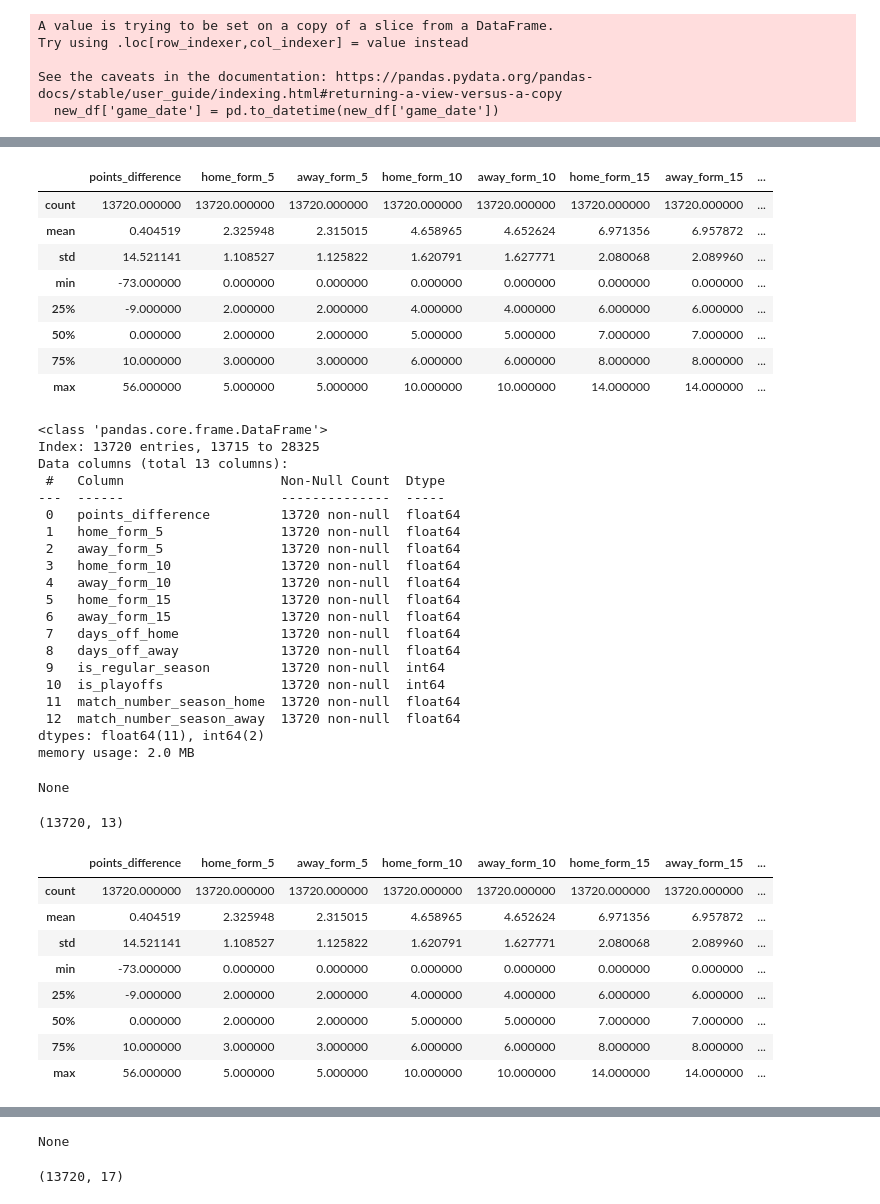
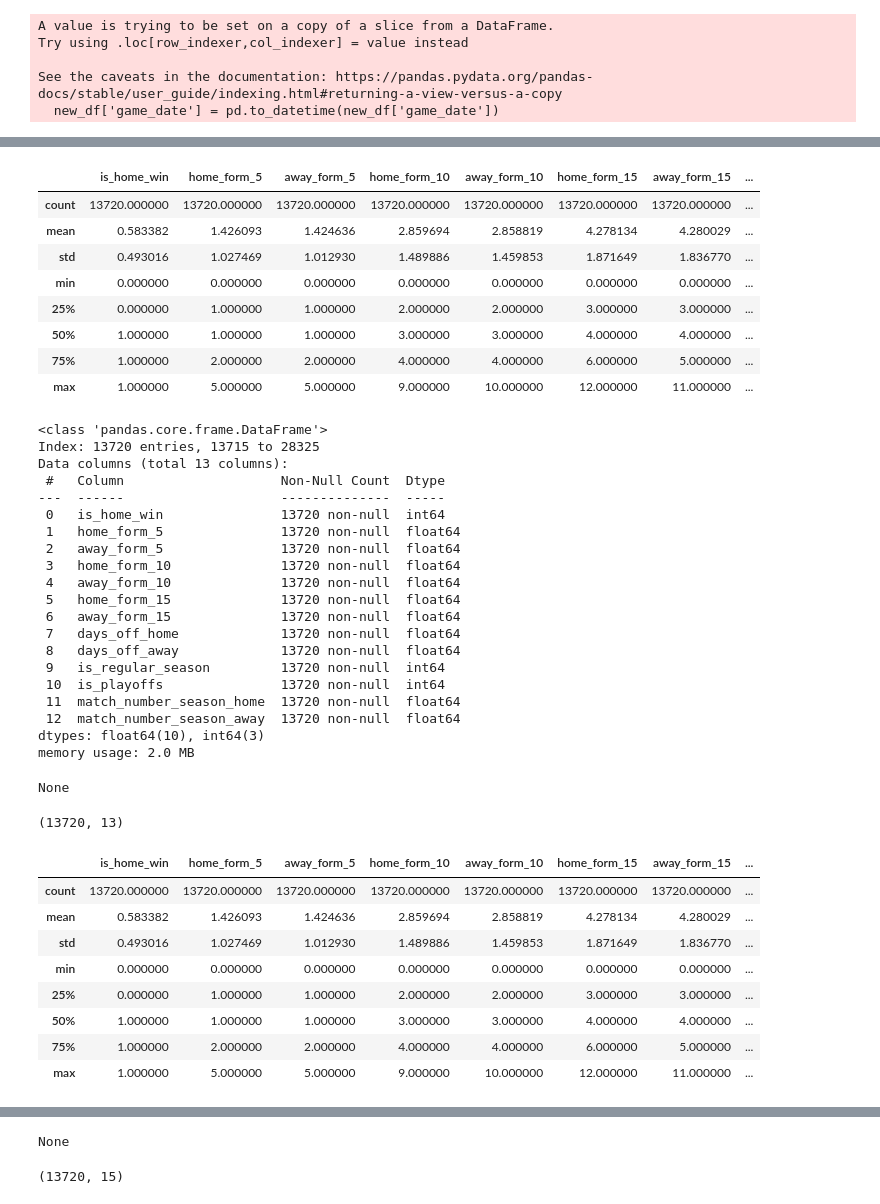
Before and after one commit to Avoca9o/nba-predictor, a Jupyter notebook: data/collect_data.ipynb, the cells around one changed output, grey strips where cells are left out. Cells and saved outputs as stored; diff of their text form; code cells hidden in the pictures.

```diff
--- a/data/collect_data.ipynb
+++ b/data/collect_data.ipynb
@@ -35,9 +33,7 @@ selected_columns = [
     "season_id", "game_id", "game_date", "team_id_home", "team_name_home",
     "team_abbreviation_home",
     "team_id_away", "team_abbreviation_away", "team_name_away",
-    "season_type", "game_sequence", "pts_qtr1_home", "pts_qtr2_home",
-    "pts_qtr3_home", "pts_qtr4_home",
-    "pts_qtr1_away", "pts_qtr2_away", "pts_qtr3_away", "pts_qtr4_away",
+    "season_type", "game_sequence", "pts_home_x", "pts_away_x",
 ]
 new_df = merged_df[selected_columns]
 new_df['game_date'] = pd.to_datetime(new_df['game_date'])
@@ -133,8 +132,7 @@ game_sequence             0
 # %%
 result = pd.DataFrame()
 
-result['points_difference'] = new_df['pts_qtr1_home'] + new_df['pts_qtr2_home'] + new_df['pts_qtr3_home'] + new_df['pts_qtr4_home'] - new_df['pts_qtr1_away'] - new_df['pts_qtr2_away'] - new_df['pts_qtr3_away'] - new_df['pts_qtr4_away']
-
+result['is_home_win'] = (new_df['pts_home_x'] > new_df['pts_away_x']).astype(int)
 # Заполняем значения формы (последние 5, 10 и 15 матчей, без учета того матч был дома или в гостях)
 
 home_form = []
@@ -187,8 +185,8 @@ for index, row in new_df.iterrows():
         if i == 14:
             result.loc[index, 'away_form_15'] = counter_away
 
-    last_team_matches[home_team].append(result['points_difference'][index])
-    last_team_matches[away_team].append(-result['points_difference'][index])
+    last_team_matches[home_team].append(result['is_home_win'][index])
+    last_team_matches[away_team].append(-result['is_home_win'][index])
 # %%
 # Заполняем количество дней отдыха между матчами
 
@@ -325,21 +323,21 @@ display(result.describe())
 display(result.info())
 display(result.shape)
 # %% [output]
-|  | points_difference | home_form_5 | away_form_5 | home_form_10 | away_form_10 | home_form_15 | away_form_15 | ... |
+|  | is_home_win | home_form_5 | away_form_5 | home_form_10 | away_form_10 | home_form_15 | away_form_15 | ... |
 | count | 13720.000000 | 13720.000000 | 13720.000000 | 13720.000000 | 13720.000000 | 13720.000000 | 13720.000000 | ... |
-| mean | 0.404519 | 2.325948 | 2.315015 | 4.658965 | 4.652624 | 6.971356 | 6.957872 | ... |
-| std | 14.521141 | 1.108527 | 1.125822 | 1.620791 | 1.627771 | 2.080068 | 2.089960 | ... |
-| min | -73.000000 | 0.000000 | 0.000000 | 0.000000 | 0.000000 | 0.000000 | 0.000000 | ... |
-| 25% | -9.000000 | 2.000000 | 2.000000 | 4.000000 | 4.000000 | 6.000000 | 6.000000 | ... |
-| 50% | 0.000000 | 2.000000 | 2.000000 | 5.000000 | 5.000000 | 7.000000 | 7.000000 | ... |
-| 75% | 10.000000 | 3.000000 | 3.000000 | 6.000000 | 6.000000 | 8.000000 | 8.000000 | ... |
-| max | 56.000000 | 5.000000 | 5.000000 | 10.000000 | 10.000000 | 14.000000 | 14.000000 | ... |
+| mean | 0.583382 | 1.426093 | 1.424636 | 2.859694 | 2.858819 | 4.278134 | 4.280029 | ... |
+| std | 0.493016 | 1.027469 | 1.012930 | 1.489886 | 1.459853 | 1.871649 | 1.836770 | ... |
+| min | 0.000000 | 0.000000 | 0.000000 | 0.000000 | 0.000000 | 0.000000 | 0.000000 | ... |
+| 25% | 0.000000 | 1.000000 | 1.000000 | 2.000000 | 2.000000 | 3.000000 | 3.000000 | ... |
+| 50% | 1.000000 | 1.000000 | 1.000000 | 3.000000 | 3.000000 | 4.000000 | 4.000000 | ... |
+| 75% | 1.000000 | 2.000000 | 2.000000 | 4.000000 | 4.000000 | 6.000000 | 5.000000 | ... |
+| max | 1.000000 | 5.000000 | 5.000000 | 9.000000 | 10.000000 | 12.000000 | 11.000000 | ... |
 <class 'pandas.core.frame.DataFrame'>
 Index: 13720 entries, 13715 to 28325
 Data columns (total 13 columns):
  #   Column                    Non-Null Count  Dtype
 ---  ------                    --------------  -----
- 0   points_difference         13720 non-null  float64
+ 0   is_home_win               13720 non-null  int64
  1   home_form_5               13720 non-null  float64
  2   away_form_5               13720 non-null  float64
  3   home_form_10              13720 non-null  float64
@@ -352,7 +350,7 @@ Data columns (total 13 columns):
  10  is_playoffs               13720 non-null  int64
  11  match_number_season_home  13720 non-null  float64
  12  match_number_season_away  13720 non-null  float64
-dtypes: float64(11), int64(2)
+dtypes: float64(10), int64(3)
 memory usage: 2.0 MB
 None
 (13720, 13)
@@ -360,64 +358,51 @@ None
 # Заполняем значения личных встреч
 
 personal_matches_history = {}
-personal_matches_points_history = {}
 
 result['home_over_away_wins_diff_5'] = pd.Series([0]*len(result), index=result.index, dtype='float64')
 result['home_over_away_wins_diff_10'] = pd.Series([0]*len(result), index=result.index, dtype='float64')
-
-result['home_over_away_points_diff_5'] = pd.Series([0]*len(result), index=result.index, dtype='float64')
-result['home_over_away_points_diff_10'] = pd.Series([0]*len(result), index=result.index, dtype='float64')
 
 for index, row in new_df.iterrows():
     home_team = row['team_id_home']
     away_team = row['team_id_away']
 
     if (home_team, away_team) not in personal_matches_history and (away_team, home_team) not in personal_matches_history:
         personal_matches_history[(home_team, away_team)] = []
         personal_matches_history[(away_team, home_team)] = []
-        personal_matches_points_history[(home_team, away_team)] = []
-        personal_matches_points_history[(away_team, home_team)] = []
 
     current_history = personal_matches_history[(home_team, away_team)]
-    current_history_points = personal_matches_points_history[(home_team, away_team)]
 
     current_diff = 0
-    current_diff_points = 0
     for i in range(min(10, len(current_history))):
         current_diff += current_history[-i]
-        current_diff_points += current_history_points[-i]
         if i == 4:
             result.loc[index, 'home_over_away_wins_diff_5'] = current_diff
-            result.loc[index, 'home_over_away_points_diff_5'] = current_diff_points
         if i == 9:
             result.loc[index, 'home_over_away_wins_diff_10'] = current_diff
-            result.loc[index, 'home_over_away_points_diff_10'] = current_diff_points
 
-    if result['points_difference'][index] > 0:
+    if result['is_home_win'][index] > 0:
         home_team_win = 1
-    elif result['points_difference'][index] < 0:
+    elif result['is_home_win'][index] < 0:
         home_team_win = -1
     else:
         home_team_win = 0
-    points_diff = result['points_difference'][index]
+    is_home_win = result['is_home_win'][index]
 
     personal_matches_history[(home_team, away_team)].append(home_team_win)
     personal_matches_history[(away_team, home_team)].append(-home_team_win)
-    personal_matches_points_history[(home_team, away_team)].append(points_diff)
-    personal_matches_points_history[(away_team, home_team)].append(-points_diff)
 
 display(result.describe())
 display(result.info())
 display(result.shape)
 # %% [output]
-|  | points_difference | home_form_5 | away_form_5 | home_form_10 | away_form_10 | home_form_15 | away_form_15 | ... |
+|  | is_home_win | home_form_5 | away_form_5 | home_form_10 | away_form_10 | home_form_15 | away_form_15 | ... |
 | count | 13720.000000 | 13720.000000 | 13720.000000 | 13720.000000 | 13720.000000 | 13720.000000 | 13720.000000 | ... |
-| mean | 0.404519 | 2.325948 | 2.315015 | 4.658965 | 4.652624 | 6.971356 | 6.957872 | ... |
-| std | 14.521141 | 1.108527 | 1.125822 | 1.620791 | 1.627771 | 2.080068 | 2.089960 | ... |
-| min | -73.000000 | 0.000000 | 0.000000 | 0.000000 | 0.000000 | 0.000000 | 0.000000 | ... |
-| 25% | -9.000000 | 2.000000 | 2.000000 | 4.000000 | 4.000000 | 6.000000 | 6.000000 | ... |
-| 50% | 0.000000 | 2.000000 | 2.000000 | 5.000000 | 5.000000 | 7.000000 | 7.000000 | ... |
-| 75% | 10.000000 | 3.000000 | 3.000000 | 6.000000 | 6.000000 | 8.000000 | 8.000000 | ... |
-| max | 56.000000 | 5.000000 | 5.000000 | 10.000000 | 10.000000 | 14.000000 | 14.000000 | ... |
+| mean | 0.583382 | 1.426093 | 1.424636 | 2.859694 | 2.858819 | 4.278134 | 4.280029 | ... |
+| std | 0.493016 | 1.027469 | 1.012930 | 1.489886 | 1.459853 | 1.871649 | 1.836770 | ... |
+| min | 0.000000 | 0.000000 | 0.000000 | 0.000000 | 0.000000 | 0.000000 | 0.000000 | ... |
+| 25% | 0.000000 | 1.000000 | 1.000000 | 2.000000 | 2.000000 | 3.000000 | 3.000000 | ... |
+| 50% | 1.000000 | 1.000000 | 1.000000 | 3.000000 | 3.000000 | 4.000000 | 4.000000 | ... |
+| 75% | 1.000000 | 2.000000 | 2.000000 | 4.000000 | 4.000000 | 6.000000 | 5.000000 | ... |
+| max | 1.000000 | 5.000000 | 5.000000 | 9.000000 | 10.000000 | 12.000000 | 11.000000 | ... |
 <class 'pandas.core.frame.DataFrame'>
 Index: 13720 entries, 13715 to 28325
@@ -439,4 +424,4 @@ memory usage: 2.4 MB
 None
-(13720, 17)
+(13720, 15)
 # %%
 result.to_csv('result.csv', index=False)
```
Also changed, not shown: parts of 5 cells of this notebook, 1 other file.
